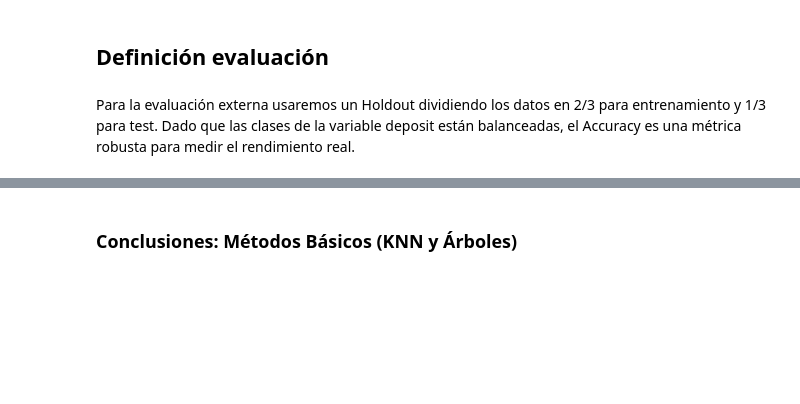
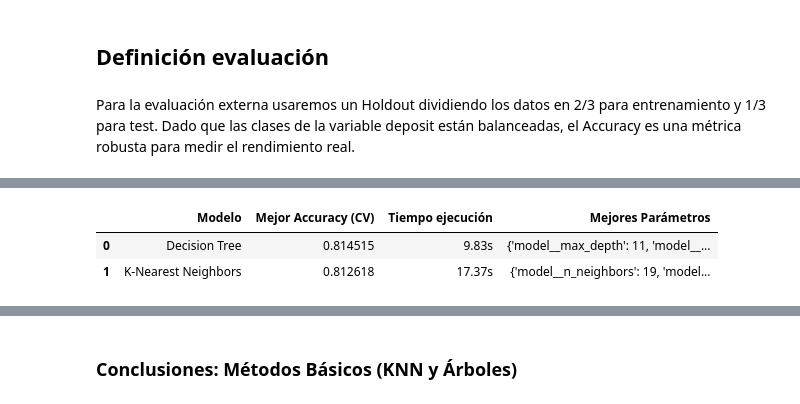
Before and after one commit to mmanchado6/P1_Machine_learning, a Jupyter notebook: Notebook.ipynb, the cells around one changed output, grey strips where cells are left out. Saved outputs shown, nothing was run; the diff lists cells and outputs as text; code cells hidden in the pictures; blank space fills up the shorter version.

```diff
--- a/Notebook.ipynb
+++ b/Notebook.ipynb
@@ -353,0 +410,89 @@ NameError: name 'param_knn' is not defined
+# %%
+import optuna.integration
+from optuna.distributions import IntDistribution as IntDist
+from optuna.distributions import CategoricalDistribution as CatDist # Necesitas importar esto
+from sklearn import metrics
+
+# Lo añadimos para limpar la salida y que no haya tanto texto
+optuna.logging.set_verbosity(optuna.logging.WARNING)
+
+# Definimos los pipelines completos para que Optuna los procese internamente
+pipe_knn = Pipeline(steps=[
+    ('pre', preprocessor_std),
+    ('model', KNeighborsClassifier())
+])
+
+pipe_tree = Pipeline(steps=[
+    ('pre', preprocessor_std),
+    ('model', DecisionTreeClassifier(random_state=SEED))
+])
+
+# Definimos los hiperparámetros que queremos optimizar de cada modelo.
+param_grid_knn = {
+    'model__n_neighbors': IntDist(1, 51, step=2),
+    'model__weights': CatDist(['uniform', 'distance']),
+    'model__p': IntDist(1, 2),
+    'model__leaf_size': IntDist(20, 50)
+}
+
+param_grid_tree = {
+    'model__max_depth': IntDist(2, 30),
+    'model__min_samples_split': IntDist(2, 30),
+    'model__min_samples_leaf': IntDist(1, 15), # Número minimo de samples para ser un nodo hoja
+    'model__criterion': CatDist(['gini', 'entropy']),
+}
+
+budget = 50
+
+# Comenzamos la optimización para KNN
+optuna_knn = optuna.integration.OptunaSearchCV(
+    pipe_knn,
+    param_grid_knn,
+    scoring='accuracy',
+    n_trials=budget,
+    cv=cv_inner,
+    n_jobs=1,
+    verbose=1,
+    timeout=600,
+    random_state=SEED,
+)
+
+# Controlamos el tiempo
+start_time = time.time()
+optuna_knn.fit(X_train, y_train)
+tiempo_knn = time.time() - start_time
+
+# Comenzamos la optimización para el árbol
+optuna_tree = optuna.integration.OptunaSearchCV(
+    pipe_tree,
+    param_grid_tree,
+    scoring='accuracy',
+    n_trials=budget,
+    cv=cv_inner,
+    n_jobs=1,
+    verbose=1,
+    timeout=600,
+    random_state=SEED,
+)
+
+# Controlamos el tiempo
+start_time = time.time()
+optuna_tree.fit(X_train, y_train)
+tiempo_tree = time.time() - start_time
+
+# Creamos un diccionario con los resultados de ambos modelos
+resultados = {
+    "Modelo": ["K-Nearest Neighbors", "Decision Tree"],
+    "Mejor Accuracy (CV)": [optuna_knn.best_score_, optuna_tree.best_score_],
+    "Tiempo ejecución": [f"{tiempo_knn:.2f}s", f"{tiempo_tree:.2f}s"],
+    "Mejores Parámetros": [optuna_knn.best_params_, optuna_tree.best_params_]
+}
+
+# Mostramos los resultados en forma de dataframe
+pd.set_option('display.max_colwidth', None) # Esto permite que se lean todos los parámetros óptimos y que no salgan cortados
+df_resumen = pd.DataFrame(resultados)
+display(df_resumen.sort_values(by="Mejor Accuracy (CV)", ascending=False).reset_index(drop=True))
+# %% [output]
+|  | Modelo | Mejor Accuracy (CV) | Tiempo ejecución | Mejores Parámetros |
+| 0 | Decision Tree | 0.814515 | 9.83s | {'model__max_depth': 11, 'model__... |
+| 1 | K-Nearest Neighbors | 0.812618 | 17.37s | {'model__n_neighbors': 19, 'model... |
```
Also changed, not shown: parts of 25 cells of this notebook.
